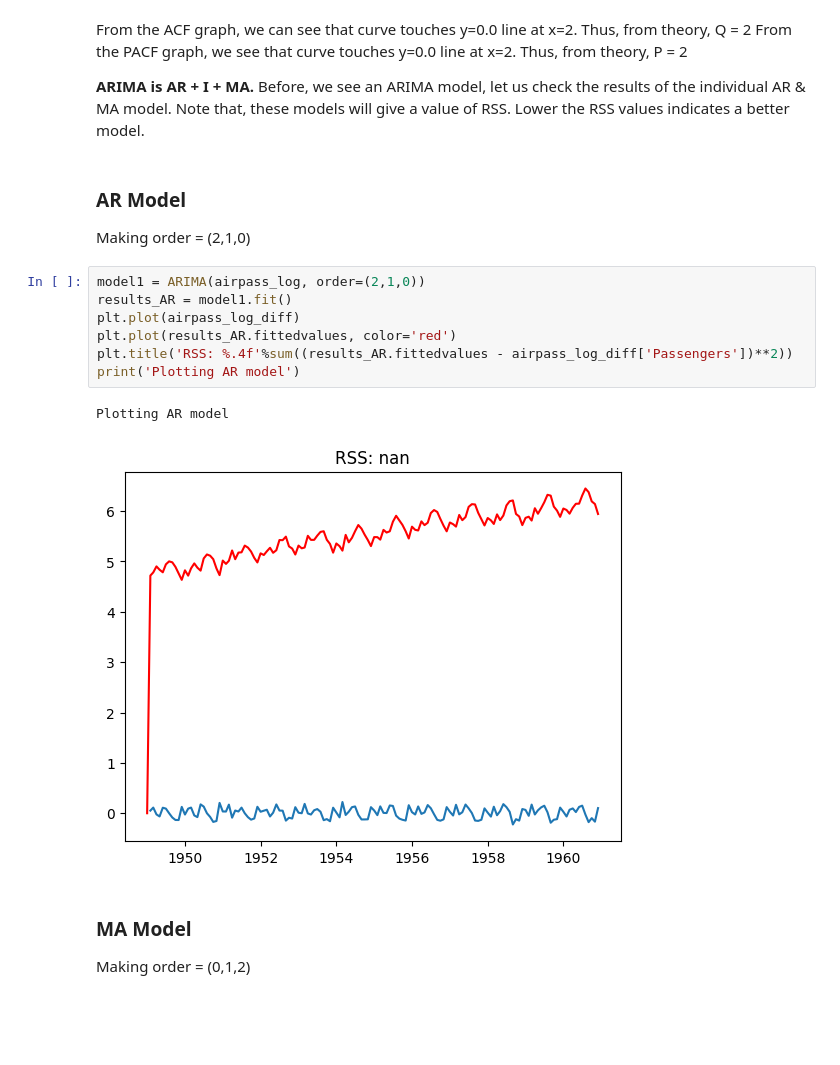
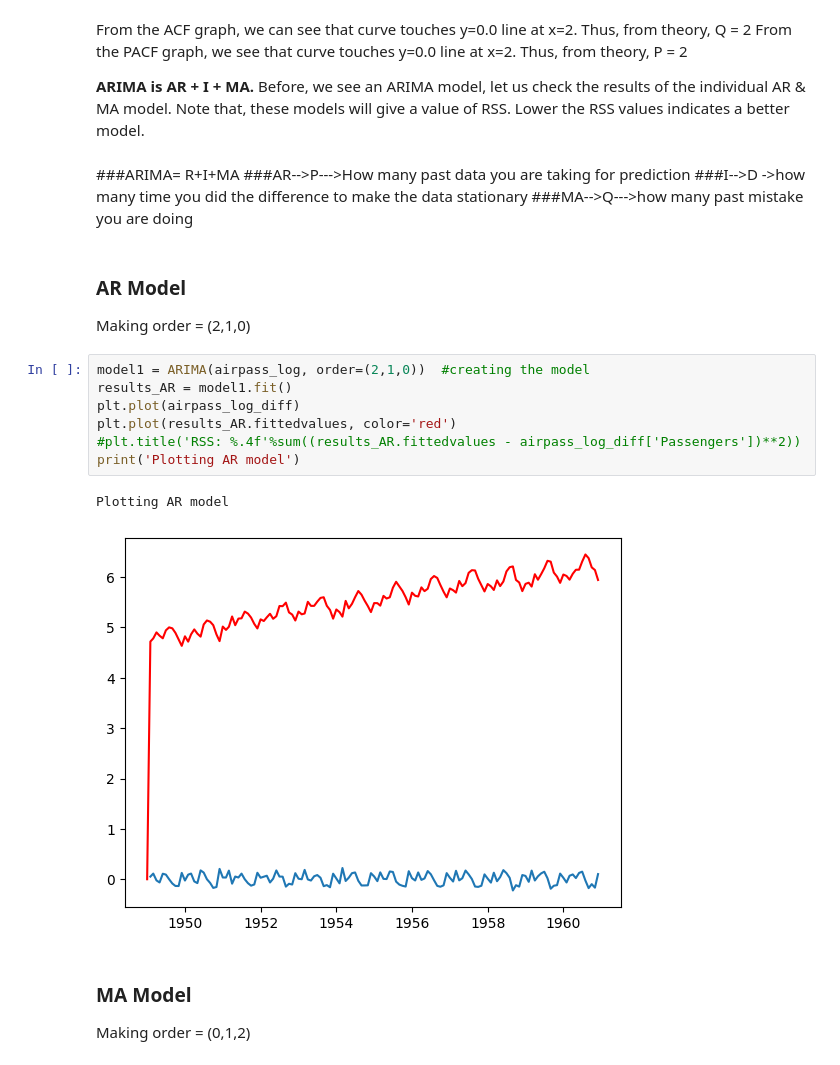
Before and after one commit to quantumhome/DataAnalysisCaseStudy, a Jupyter notebook: air_passengers_time_series_arima.ipynb, the cells around one changed output. Drawn from its saved outputs; the diff is of its cells as text; blank space fills up the shorter version.

```diff
--- a/air_passengers_time_series_arima.ipynb
+++ b/air_passengers_time_series_arima.ipynb
@@ -460,19 +469,24 @@ From the ACF graph, we can see that curve touches y=0.0 line at x=2. Thus, from
 From the PACF graph, we see that curve touches y=0.0 line at x=2. Thus, from theory, P = 2
 
 **ARIMA is AR + I + MA.** Before, we see an ARIMA model, let us check the results of the individual AR & MA model. Note that, these models will give a value of RSS. Lower the RSS values indicates a better model.
+# %% [markdown]
+###ARIMA= R+I+MA
+###AR-->P--->How many past data you are taking for prediction
+###I-->D  ->how many time you did the difference to make the data stationary
+###MA-->Q--->how many past mistake you are doing
 # %% [markdown]
 ### **AR Model**
 Making order = (2,1,0)
 # %%
-model1 = ARIMA(airpass_log, order=(2,1,0))
+model1 = ARIMA(airpass_log, order=(2,1,0))  #creating the model
 results_AR = model1.fit()
 plt.plot(airpass_log_diff)
 plt.plot(results_AR.fittedvalues, color='red')
-plt.title('RSS: %.4f'%sum((results_AR.fittedvalues - airpass_log_diff['Passengers'])**2))
+#plt.title('RSS: %.4f'%sum((results_AR.fittedvalues - airpass_log_diff['Passengers'])**2))
 print('Plotting AR model')
 # %% [output]
 Plotting AR model
-[figure, old version]
+[figure, new version]
 # %% [markdown]
 ### **MA Model**
 Making order = (0,1,2)
```
Also changed, not shown: parts of 3 cells of this notebook.
